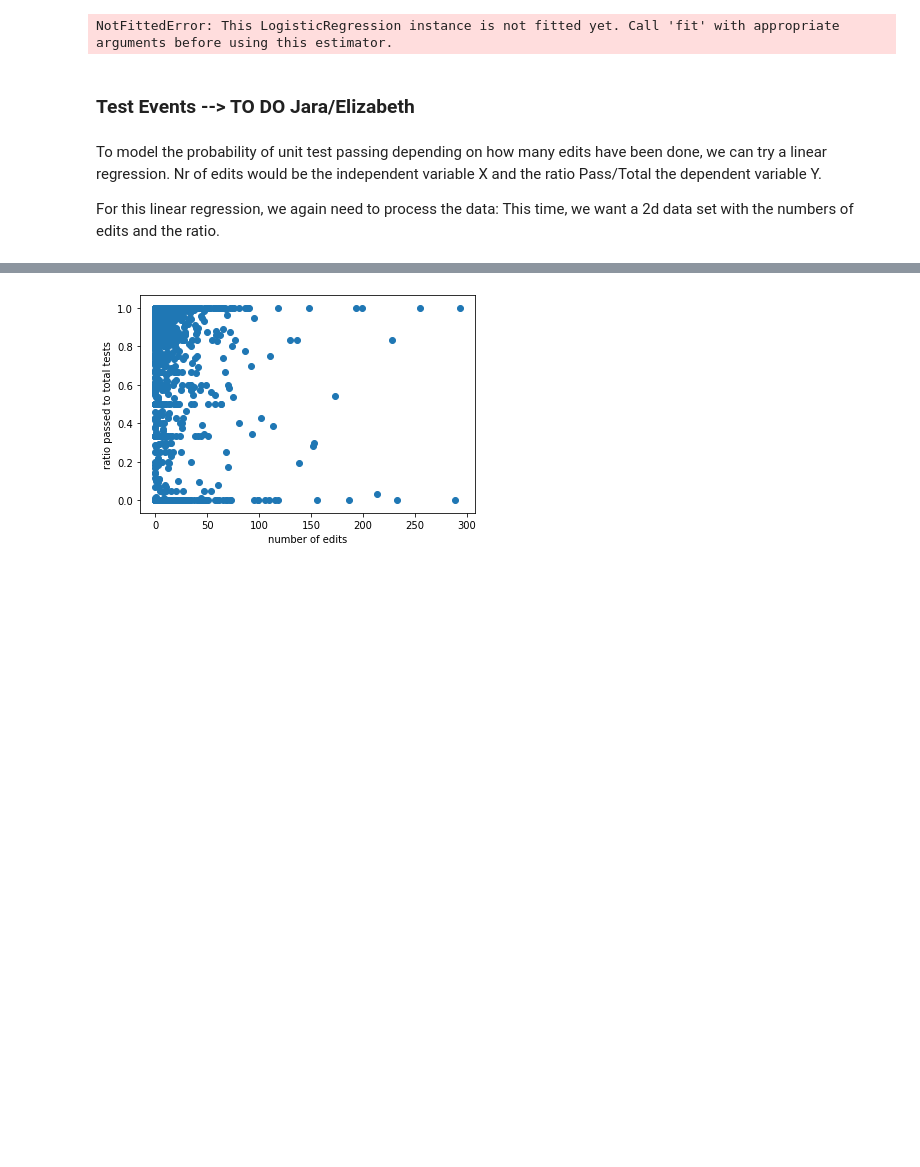
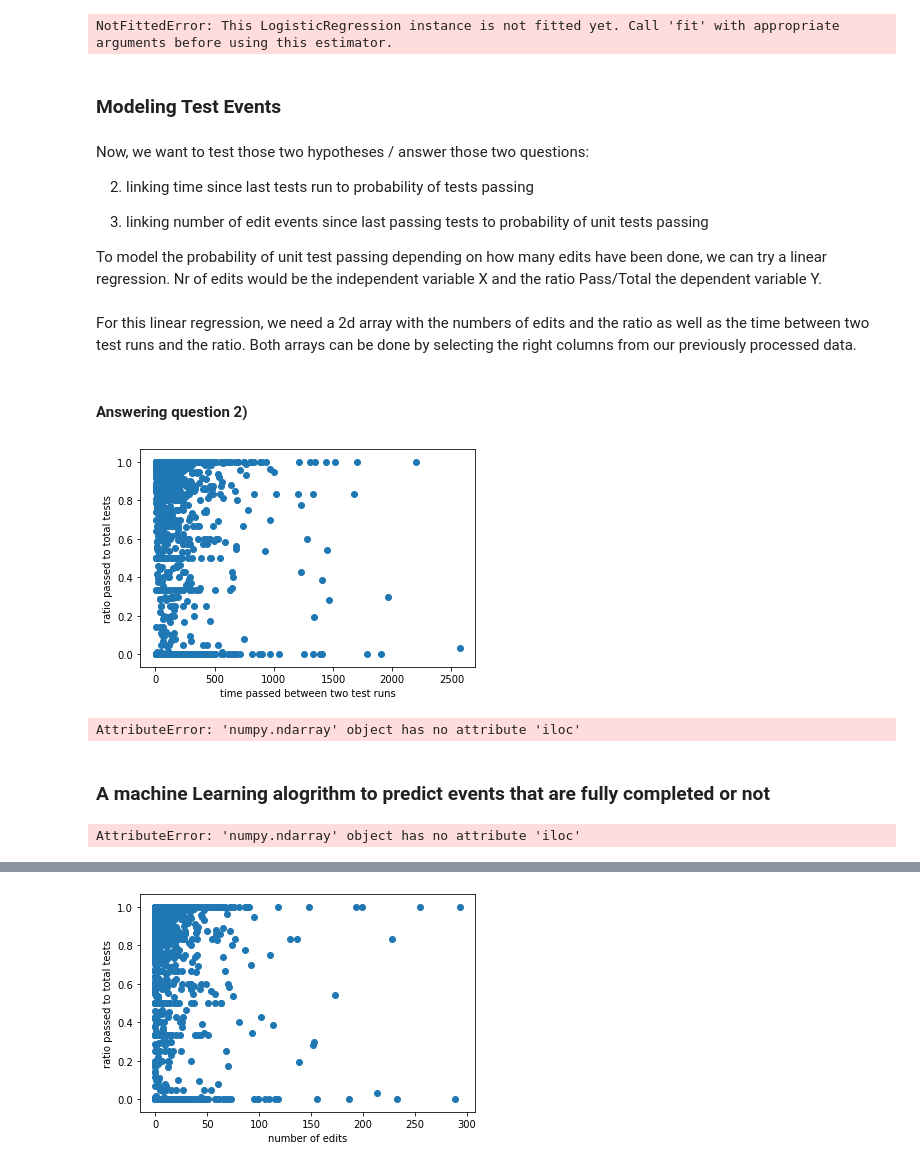
Before and after one commit to sesi200/bigdataanalytics-project, a Jupyter notebook: analysis/Report.ipynb, the cells around one changed output, grey strips where cells are left out. Drawn from its saved outputs; the diff is of its cells as text; code cells hidden in the pictures; blank space fills up the shorter version.

```diff
--- a/analysis/Report.ipynb
+++ b/analysis/Report.ipynb
@@ -682,8 +760,40 @@ print(metrics.classification_report(Y_test,Y_pred))
 # %% [output]
 NotFittedError: This LogisticRegression instance is not fitted yet. Call 'fit' with appropriate arguments before using this estimator.
 # %% [markdown]
-### Test Events --> TO DO Jara/Elizabeth
+### Modeling Test Events
 # %% [markdown]
+Now, we want to test those two hypotheses / answer those two questions:
+
+2) linking time since last tests run to probability of tests passing
+
+
+4) linking number of edit events since last passing tests to probability of unit tests passing
+
+
+
 To model the probability of unit test passing depending on how many edits have been done, we can try a linear regression. Nr of edits would be the independent variable X and the ratio Pass/Total the dependent variable Y.
-
-For this linear regression, we again need to process the data: This time, we want a 2d data set with the numbers of edits and the ratio.
+# %% [markdown]
+For this linear regression, we need a 2d array with the numbers of edits and the ratio as well as the time between two test runs and the ratio. Both arrays can be done by selecting the right columns from our previously processed data.
+# %% [markdown]
+#### Answering question 2)
+# %%
+edits_tests_array = np.array(edits_tests, dtype="O")
+
+x = edits_tests_array[:,3] # time passed between two test runs
+y = edits_tests_array[:,5] # ratio
+
+x_train, x_test, y_train, y_test = train_test_split(x, y, test_size=0.2)
+# %%
+model = LinearRegression(fit_intercept=True)
+
+model.fit(x[:, np.newaxis], y)
+
+xfit = np.linspace(0, 10, 1000)
+yfit = model.predict(xfit[:, np.newaxis])
+
+plt.scatter(x, y)
+plt.xlabel('time passed between two test runs')
+plt.ylabel('ratio passed to total tests')
+plt.plot(xfit, yfit);
+# %% [output]
+[figure, added]
@@ -689,0 +825,11 @@ For this linear regression, we again need to process the data: This time, we wan
+# %%
+edits_tests_array = np.array(edits_tests, dtype="O")
+
+x = edits_tests_array[:,3] # time passed between two test runs
+y = edits_tests_array[:,5] # ratio
+
+MLRegressor(x,y)
+# %% [output]
+AttributeError: 'numpy.ndarray' object has no attribute 'iloc'
+# %% [markdown]
+###  A machine Learning alogrithm to predict events that are fully completed or not
@@ -689,0 +853,8 @@ For this linear regression, we again need to process the data: This time, we wan
+# %%
+edits_tests_array = np.array(edits_tests, dtype="O")
+
+x = edits_tests_array[:,4] # booleanNextResult, test pass or fail
+y = edits_tests_array[:,5] # ratio
+MLClassifier(x,y)
+# %% [output]
+AttributeError: 'numpy.ndarray' object has no attribute 'iloc'
```
Also changed, not shown: parts of 34 cells of this notebook.
